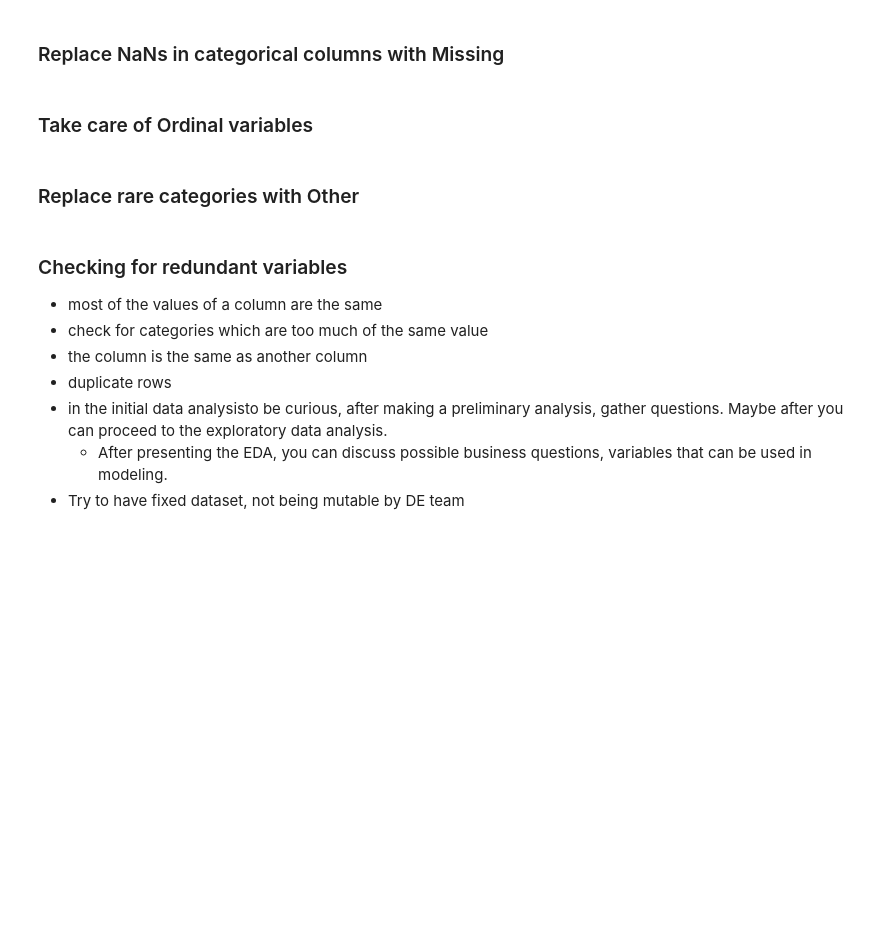
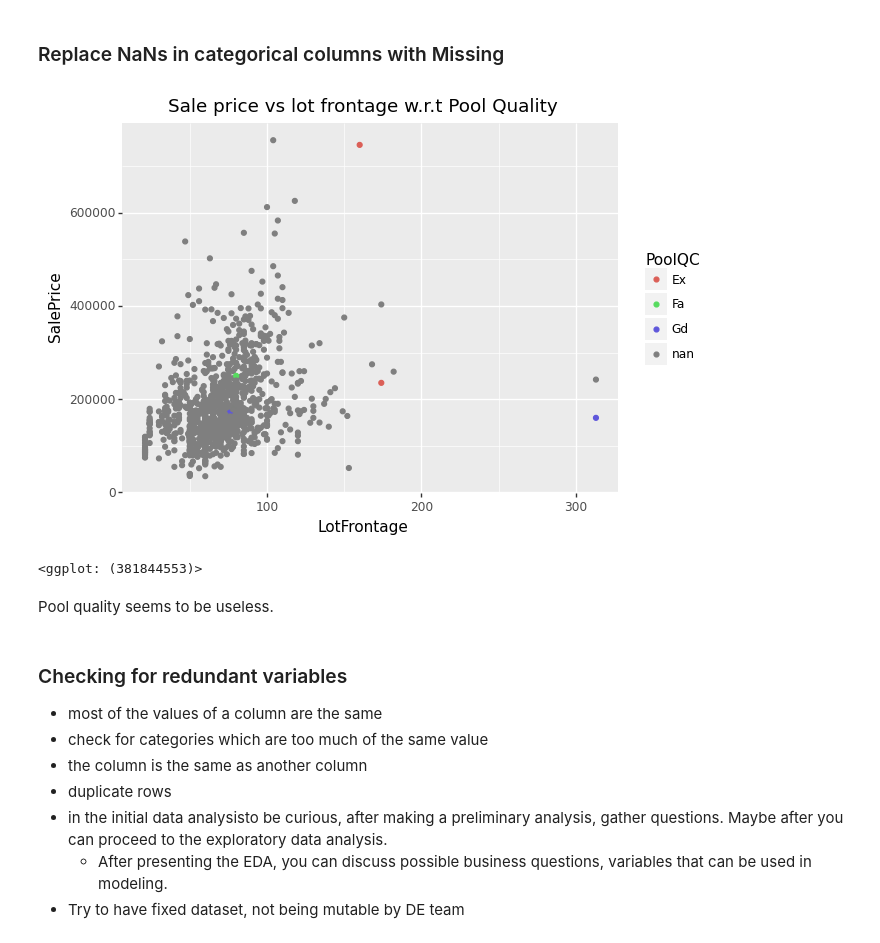
Before and after one commit to nshahpazov/houses-ds-project, a Jupyter notebook: notebooks/01-ns-initial-data-analysis.ipynb, the cells around one changed output. Cells and saved outputs as stored; diff of their text form; code cells hidden in the pictures; blank space fills up the shorter version.

```diff
--- a/notebooks/01-ns-initial-data-analysis.ipynb
+++ b/notebooks/01-ns-initial-data-analysis.ipynb
@@ -261,5 +122,3 @@ categorical_columns = houses_processed_df.columns & CATEGORICAL_COLUMNS
 houses_processed_df[categorical_columns] = houses_processed_df[
     categorical_columns
 ].fillna('Missing')
-# %% [markdown]
-### Take care of Ordinal variables
@@ -284,2 +124,0 @@ houses_processed_df[ordinal_columns] = (houses_processed_df[ordinal_columns]
-# %% [markdown]
-### Replace rare categories with Other
@@ -305,3 +125,14 @@ with open('data/rare_categories.json', 'w') as f:
+# %%
+(ggplot(houses_df) +
+    aes(x='LotFrontage', y='SalePrice', color='PoolQC') +
+    geom_point() +
+    ggtitle("Sale price vs lot frontage w.r.t Pool Quality")
+)
+# %% [output]
+[figure, added]
+<ggplot: (381844553)>
+# %% [markdown]
+Pool quality seems to be useless.
 # %% [markdown]
 ### Checking for redundant variables
 - most of the values of a column are the same
```
Also changed, not shown: parts of 26 cells of this notebook, 37 other files.
